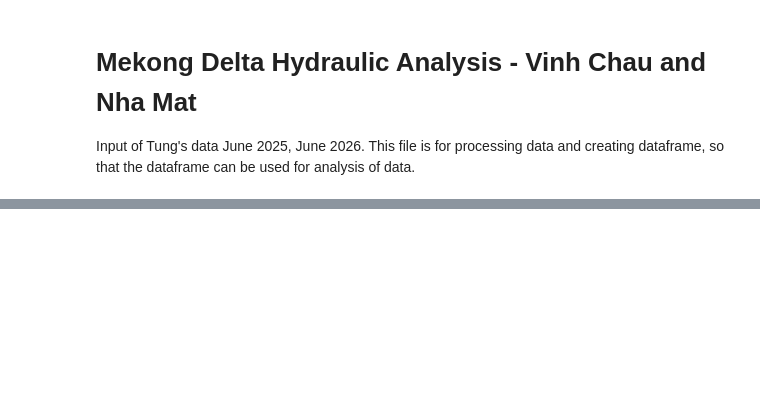
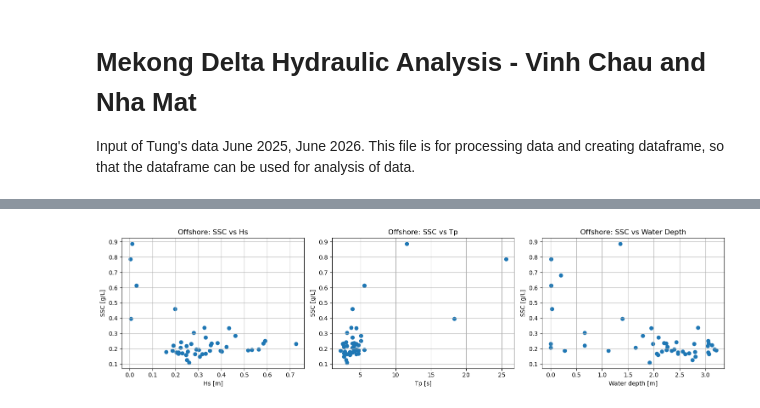
Before and after one commit to ingebrijker/MekongDeltaMDP, a Jupyter notebook: hydro_src/data_parsing.ipynb, the cells around one changed output, grey strips where cells are left out. Saved outputs shown, nothing was run; the diff lists cells and outputs as text; code cells hidden in the pictures; blank space fills up the shorter version.

```diff
--- a/hydro_src/data_parsing.ipynb
+++ b/hydro_src/data_parsing.ipynb
@@ -39,0 +332,13 @@ Number of wet measurements: 145
+# %%
+ssc_off = processed[2025]["ssc_offshore"].copy()
+
+
+off_2025_ssc = pd.merge_asof(
+    ssc_off.sort_values("Date_time"),
+    off_2025.sort_values("Date_time"),
+    on="Date_time",
+    direction="nearest",
+    tolerance=pd.Timedelta("1h")
+)
+
+#display(off_2025_ssc)
@@ -39,0 +504,38 @@ Number of wet measurements: 145
+# %%
+# Offshore SSC relationships
+
+fig, axes = plt.subplots(1, 3, figsize=(15, 4))
+
+axes[0].scatter(
+    off_2025_ssc["Hs"],
+    off_2025_ssc["SSC"]
+)
+axes[0].set_xlabel("Hs [m]")
+axes[0].set_ylabel("SSC [g/L]")
+axes[0].set_title("Offshore: SSC vs Hs")
+axes[0].grid()
+
+
+axes[1].scatter(
+    off_2025_ssc["Tp"],
+    off_2025_ssc["SSC"]
+)
+axes[1].set_xlabel("Tp [s]")
+axes[1].set_ylabel("SSC [g/L]")
+axes[1].set_title("Offshore: SSC vs Tp")
+axes[1].grid()
+
+
+axes[2].scatter(
+    off_2025_ssc["Depth"],
+    off_2025_ssc["SSC"]
+)
+axes[2].set_xlabel("Water depth [m]")
+axes[2].set_ylabel("SSC [g/L]")
+axes[2].set_title("Offshore: SSC vs Water Depth")
+axes[2].grid()
+
+plt.tight_layout()
+plt.show()
+# %% [output]
+[figure, added]
```
Also changed, not shown: parts of 33 cells of this notebook, 1 other file.
